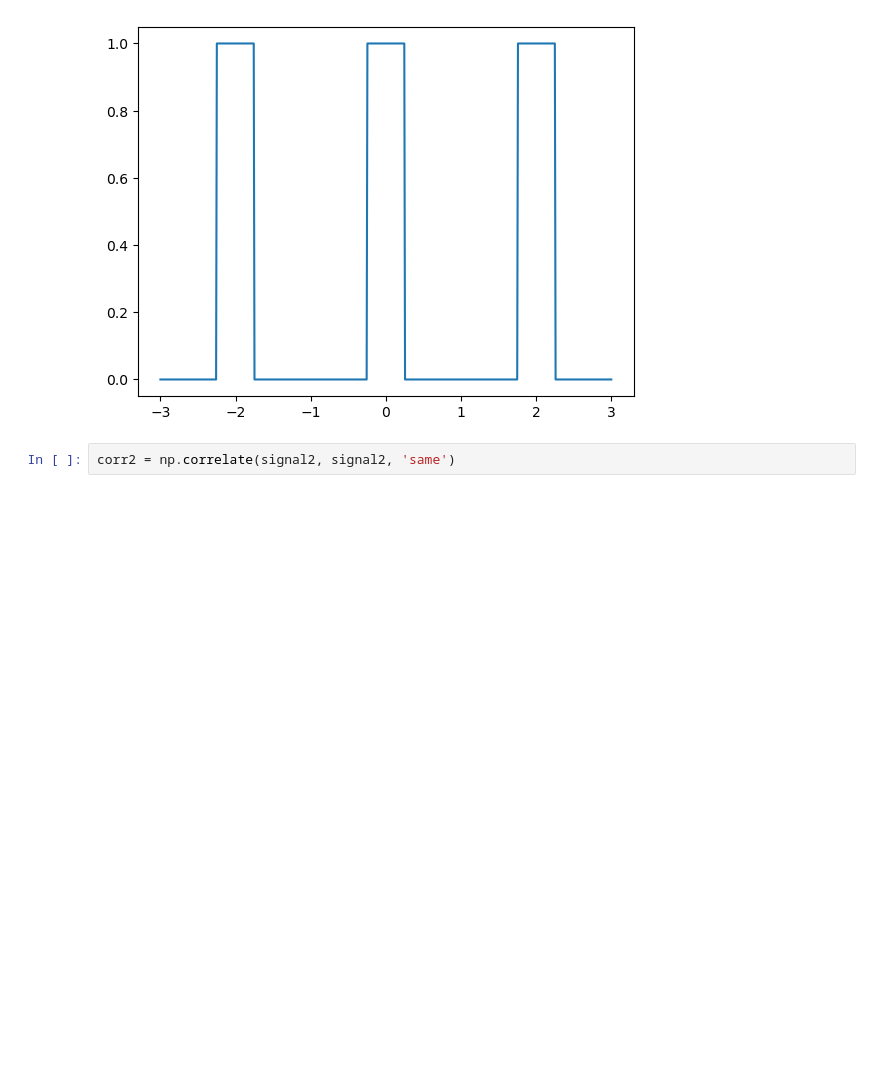
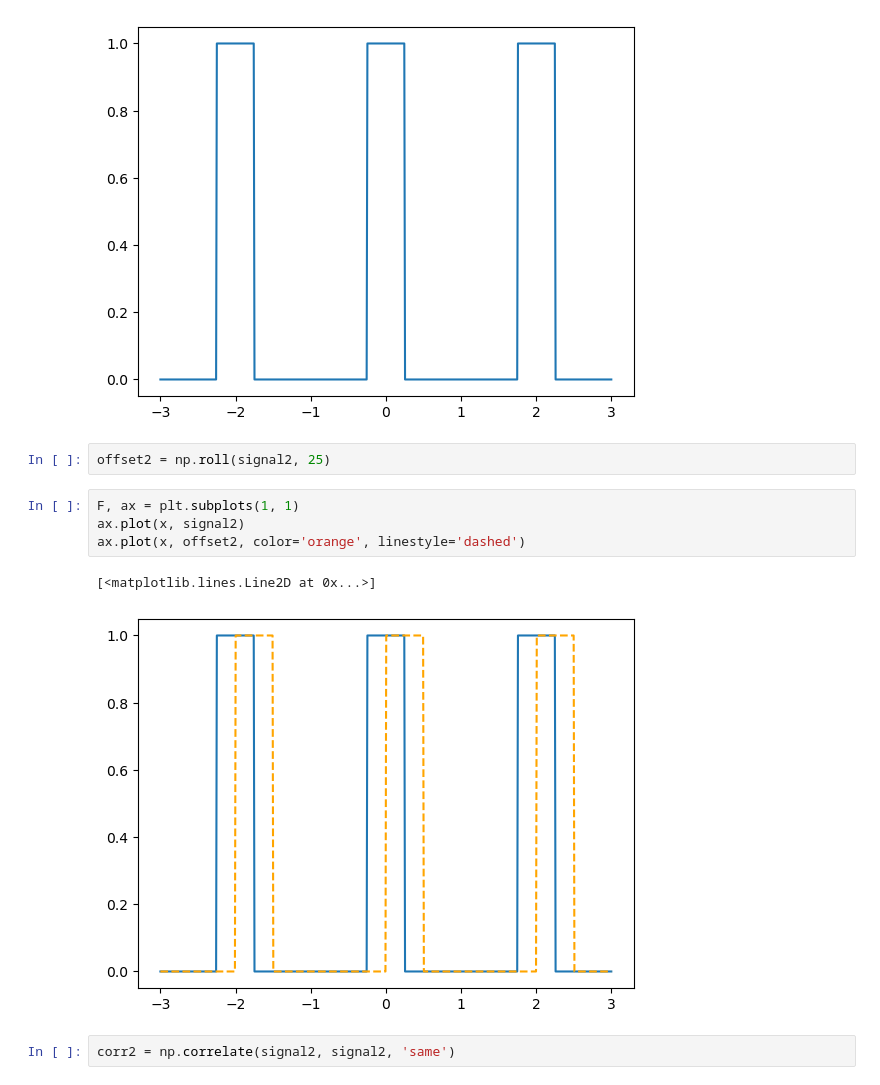
Before and after one commit to zyjux/harmonic_gw, a Jupyter notebook: figure_generation.ipynb, the cells around one changed output. Saved outputs shown, nothing was run; the diff lists cells and outputs as text; blank space fills up the shorter version.

```diff
--- a/figure_generation.ipynb
+++ b/figure_generation.ipynb
@@ -31,5 +31,14 @@ plt.plot(x, signal2)
 # %% [output]
 [<matplotlib.lines.Line2D at 0x...>]
 [figure]
+# %%
+offset2 = np.roll(signal2, 25)
+# %%
+F, ax = plt.subplots(1, 1)
+ax.plot(x, signal2)
+ax.plot(x, offset2, color='orange', linestyle='dashed')
+# %% [output]
+[<matplotlib.lines.Line2D at 0x...>]
+[figure, added]
 # %%
 corr2 = np.correlate(signal2, signal2, 'same')
```
Also changed, not shown: parts of 8 cells of this notebook, 3 other files.
